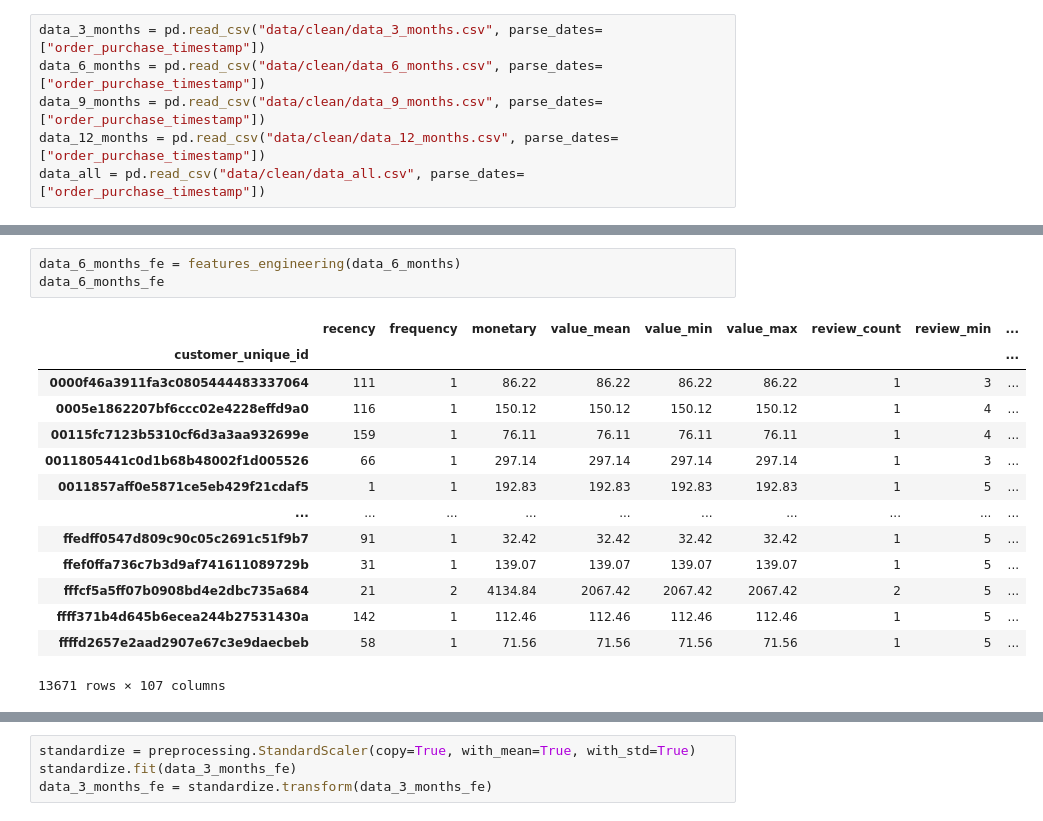
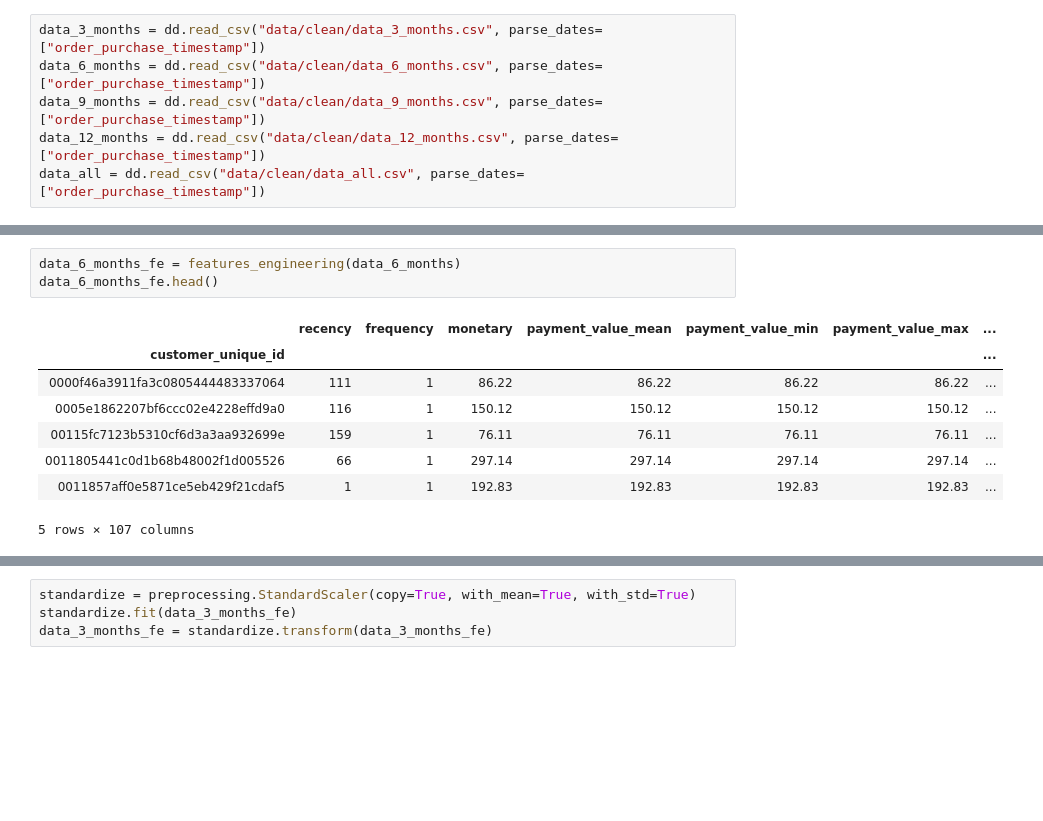
Before and after one commit to Julien-Martin/OC-IML-P4, a Jupyter notebook: Modeling.ipynb, the cells around one changed output, grey strips where cells are left out. Drawn from its saved outputs; the diff is of its cells as text; blank space fills up the shorter version.

```diff
--- a/Modeling.ipynb
+++ b/Modeling.ipynb
@@ -4,6 +30,6 @@ import pandas as pd
 # %%
-data_3_months = pd.read_csv("data/clean/data_3_months.csv", parse_dates=["order_purchase_timestamp"])
-data_6_months = pd.read_csv("data/clean/data_6_months.csv", parse_dates=["order_purchase_timestamp"])
-data_9_months = pd.read_csv("data/clean/data_9_months.csv", parse_dates=["order_purchase_timestamp"])
-data_12_months = pd.read_csv("data/clean/data_12_months.csv", parse_dates=["order_purchase_timestamp"])
-data_all = pd.read_csv("data/clean/data_all.csv", parse_dates=["order_purchase_timestamp"])
+data_3_months = dd.read_csv("data/clean/data_3_months.csv", parse_dates=["order_purchase_timestamp"])
+data_6_months = dd.read_csv("data/clean/data_6_months.csv", parse_dates=["order_purchase_timestamp"])
+data_9_months = dd.read_csv("data/clean/data_9_months.csv", parse_dates=["order_purchase_timestamp"])
+data_12_months = dd.read_csv("data/clean/data_12_months.csv", parse_dates=["order_purchase_timestamp"])
+data_all = dd.read_csv("data/clean/data_all.csv", parse_dates=["order_purchase_timestamp"])
@@ -99,20 +105,14 @@ data_3_months_fe
 # %%
 data_6_months_fe = features_engineering(data_6_months)
-data_6_months_fe
+data_6_months_fe.head()
 # %% [output]
-|  | recency | frequency | monetary | value_mean | value_min | value_max | review_count | review_min | ... |
-| customer_unique_id |  |  |  |  |  |  |  |  | ... |
-| 0000f46a3911fa3c0805444483337064 | 111 | 1 | 86.22 | 86.22 | 86.22 | 86.22 | 1 | 3 | ... |
-| 0005e1862207bf6ccc02e4228effd9a0 | 116 | 1 | 150.12 | 150.12 | 150.12 | 150.12 | 1 | 4 | ... |
-| 00115fc7123b5310cf6d3a3aa932699e | 159 | 1 | 76.11 | 76.11 | 76.11 | 76.11 | 1 | 4 | ... |
-| 0011805441c0d1b68b48002f1d005526 | 66 | 1 | 297.14 | 297.14 | 297.14 | 297.14 | 1 | 3 | ... |
-| 0011857aff0e5871ce5eb429f21cdaf5 | 1 | 1 | 192.83 | 192.83 | 192.83 | 192.83 | 1 | 5 | ... |
-| ... | ... | ... | ... | ... | ... | ... | ... | ... | ... |
-| ffedff0547d809c90c05c2691c51f9b7 | 91 | 1 | 32.42 | 32.42 | 32.42 | 32.42 | 1 | 5 | ... |
-| ffef0ffa736c7b3d9af741611089729b | 31 | 1 | 139.07 | 139.07 | 139.07 | 139.07 | 1 | 5 | ... |
-| fffcf5a5ff07b0908bd4e2dbc735a684 | 21 | 2 | 4134.84 | 2067.42 | 2067.42 | 2067.42 | 2 | 5 | ... |
-| ffff371b4d645b6ecea244b27531430a | 142 | 1 | 112.46 | 112.46 | 112.46 | 112.46 | 1 | 5 | ... |
-| ffffd2657e2aad2907e67c3e9daecbeb | 58 | 1 | 71.56 | 71.56 | 71.56 | 71.56 | 1 | 5 | ... |
+|  | recency | frequency | monetary | payment_value_mean | payment_value_min | payment_value_max | ... |
+| customer_unique_id |  |  |  |  |  |  | ... |
+| 0000f46a3911fa3c0805444483337064 | 111 | 1 | 86.22 | 86.22 | 86.22 | 86.22 | ... |
+| 0005e1862207bf6ccc02e4228effd9a0 | 116 | 1 | 150.12 | 150.12 | 150.12 | 150.12 | ... |
+| 00115fc7123b5310cf6d3a3aa932699e | 159 | 1 | 76.11 | 76.11 | 76.11 | 76.11 | ... |
+| 0011805441c0d1b68b48002f1d005526 | 66 | 1 | 297.14 | 297.14 | 297.14 | 297.14 | ... |
+| 0011857aff0e5871ce5eb429f21cdaf5 | 1 | 1 | 192.83 | 192.83 | 192.83 | 192.83 | ... |
-13671 rows × 107 columns
+5 rows × 107 columns
 # %%
 data_9_months_fe = features_engineering(data_9_months)
```
Also changed, not shown: parts of 65 cells of this notebook.
